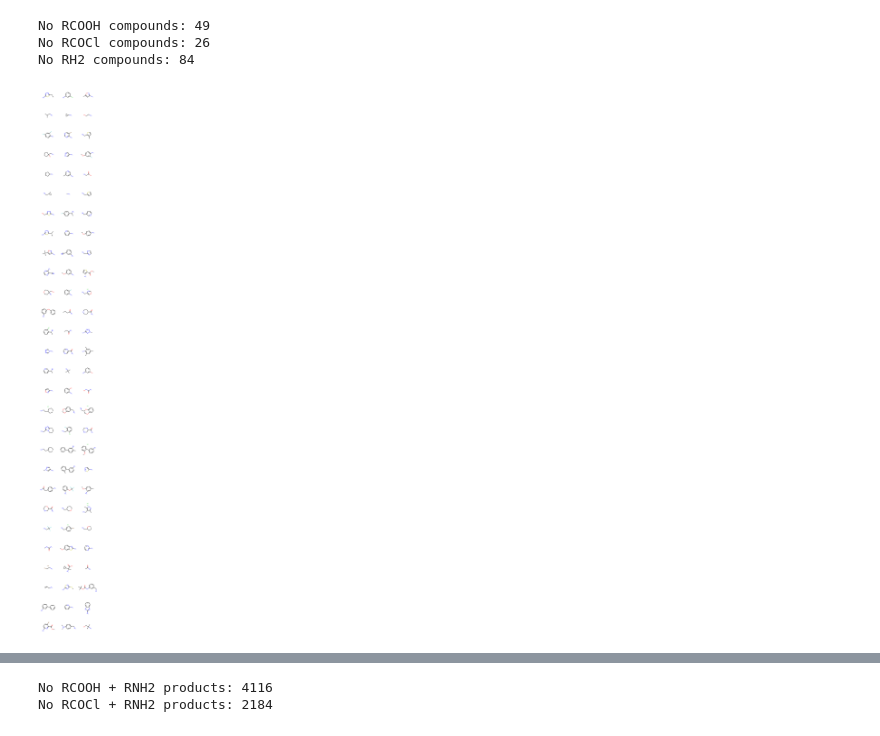
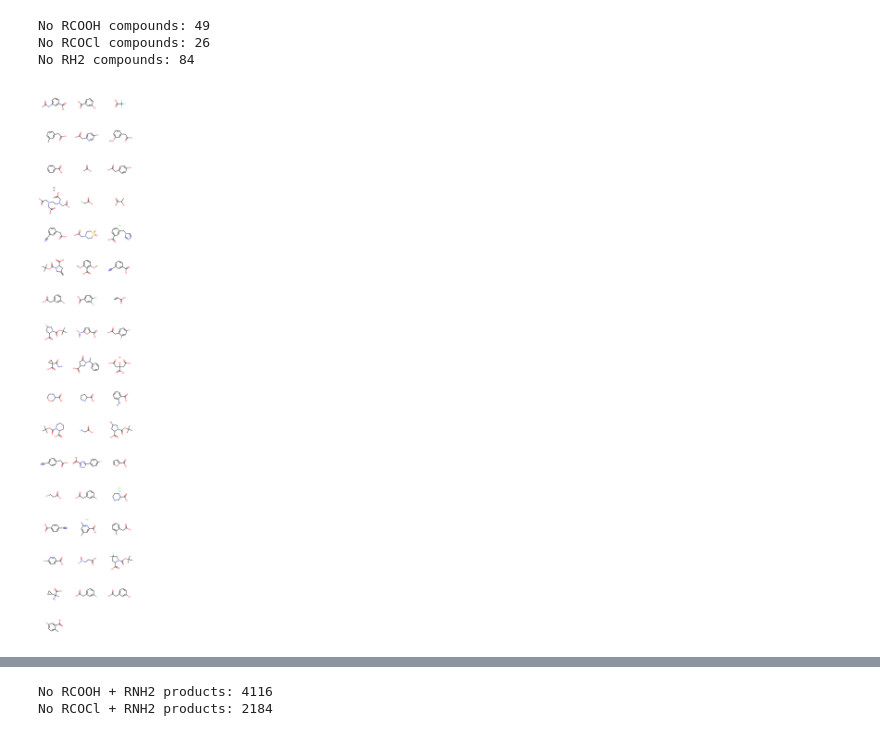
Before and after one commit to Waztom/xchem-CovidOT, a Jupyter notebook: react_amide.ipynb, the cells around one changed output, grey strips where cells are left out. Cells and saved outputs as stored; diff of their text form; code cells hidden in the pictures.

Commit message:
Tidy up figures

```diff
--- a/react_amide.ipynb
+++ b/react_amide.ipynb
@@ -94,8 +94,10 @@ No RH2 compounds: 84
 # %%
 # For sanity check - let's see what the compounds are?
 # Change function call to see RCOOH_mols, RCOCl_mols and/or RNH2_mols
 # Need to go through with Anthony to sanity check for ones we do not want
 # to use
-Draw.MolsToGridImage(RNH2_mols)
+
+# The RCOOH reacts
+Draw.MolsToGridImage(RCOOH_mols)
 # %% [output]
-[figure, old version]
+[figure, new version]
```
Also changed, not shown: parts of 6 cells of this notebook.
